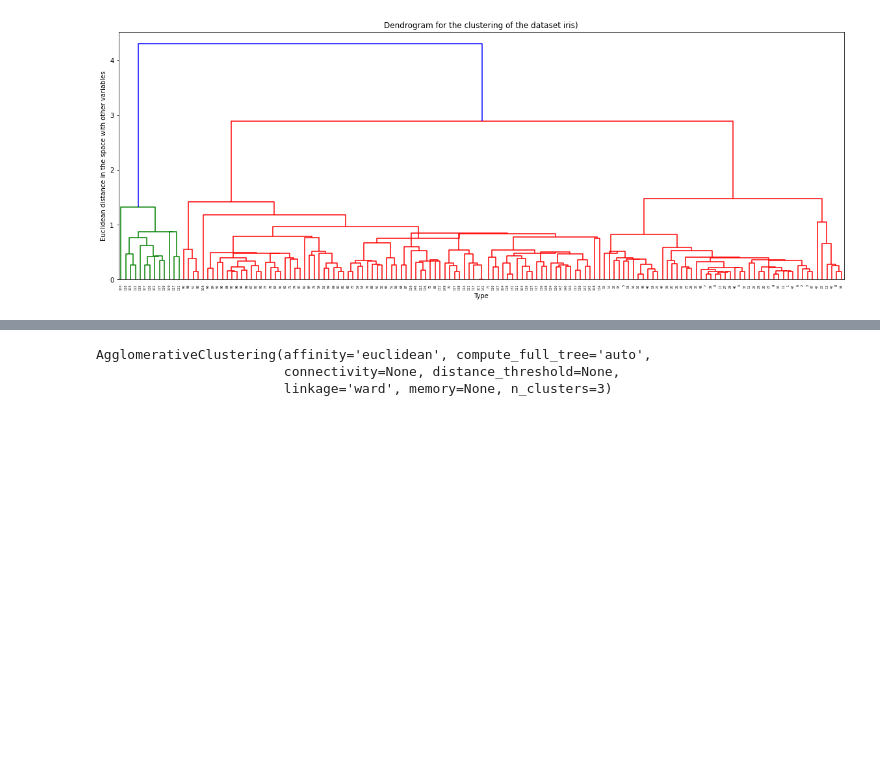
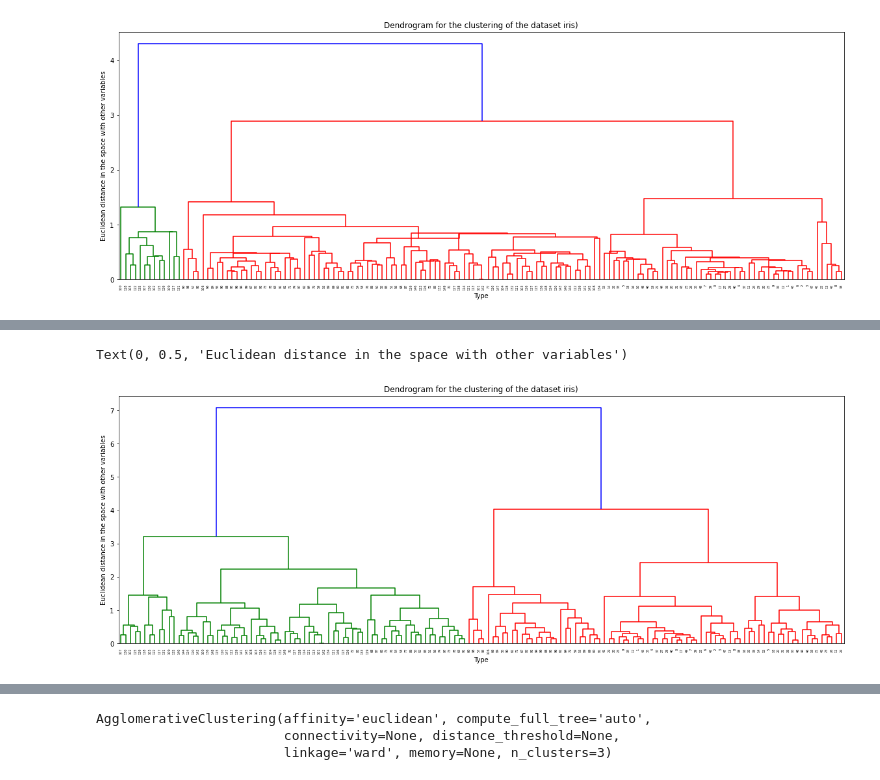
Before and after one commit to sandipanpaul21/Clustering-in-Python, a Jupyter notebook: 09_Hierarchical_Clustering.ipynb, the cells around one changed output, grey strips where cells are left out. Drawn from its saved outputs; the diff is of its cells as text; code cells hidden in the pictures; blank space fills up the shorter version.

```diff
--- a/09_Hierarchical_Clustering.ipynb
+++ b/09_Hierarchical_Clustering.ipynb
@@ -282,0 +296,12 @@ Text(0, 0.5, 'Euclidean distance in the space with other variables')
+# %%
+# Complete Linkage - Farthest Point
+
+Z = sch.linkage(iris_X_1, method = 'complete')
+plt.figure(figsize=(20,7))
+den = sch.dendrogram(Z)
+plt.title('Dendrogram for the clustering of the dataset iris)')
+plt.xlabel('Type')
+plt.ylabel('Euclidean distance in the space with other variables')
+# %% [output]
+Text(0, 0.5, 'Euclidean distance in the space with other variables')
+[figure, added]
```
Also changed, not shown: parts of 4 cells of this notebook.
